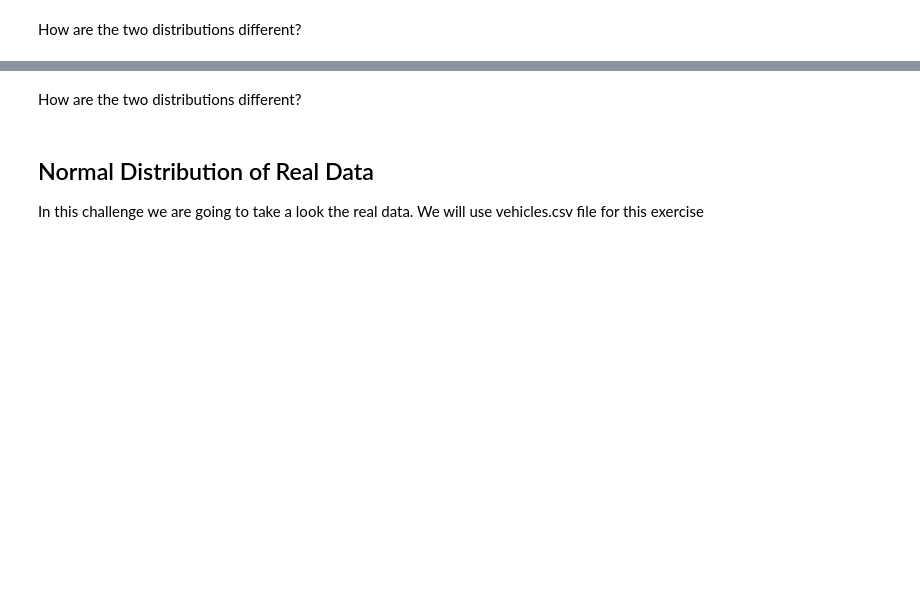
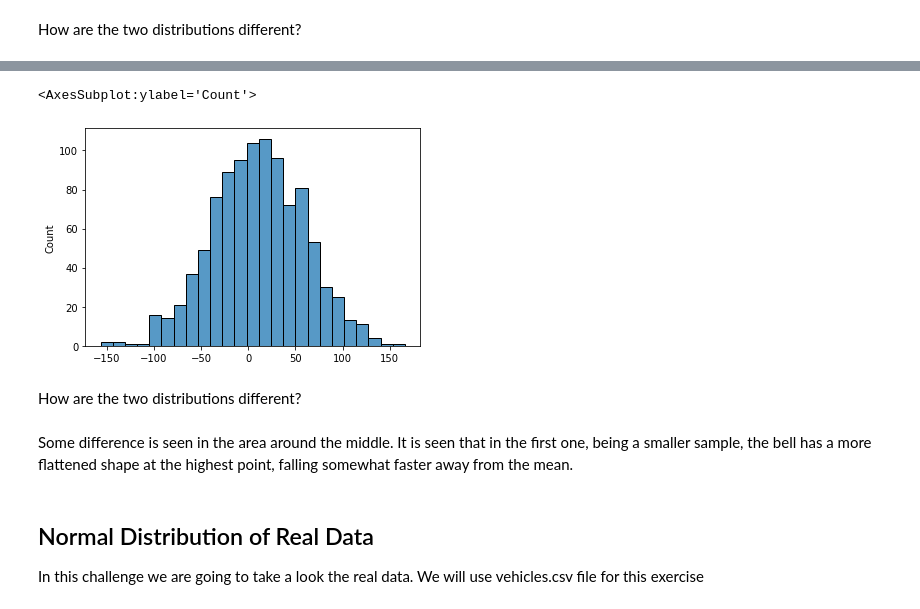
Before and after one commit to Ironhack-Data-Madrid-Enero-2021/lab-continuous-probability-distribution, a Jupyter notebook: your-code/main.ipynb, the cells around one changed output, grey strips where cells are left out. Drawn from its saved outputs; the diff is of its cells as text; code cells hidden in the pictures; blank space fills up the shorter version.

```diff
--- a/your-code/main.ipynb
+++ b/your-code/main.ipynb
@@ -65,0 +96,2 @@ Expected output:
+# %%
+my_normal2 = generate_normally_distributed_random(10, 50, 1000)
@@ -66,2 +103,7 @@ Expected output:
+# %%
+sns.histplot(my_normal2)
+# %% [output]
+<AxesSubplot:ylabel='Count'>
+[figure, added]
 # %% [markdown]
 How are the two distributions different?
@@ -70,3 +110,5 @@ How are the two distributions different?
+# %% [markdown]
+Some difference is seen in the area around the middle. It is seen that in the first one, being a smaller sample, the bell has a more flattened shape at the highest point, falling somewhat faster away from the mean.
 # %% [markdown]
 ## Normal Distribution of Real Data
 
```
Also changed, not shown: parts of 46 cells of this notebook.
